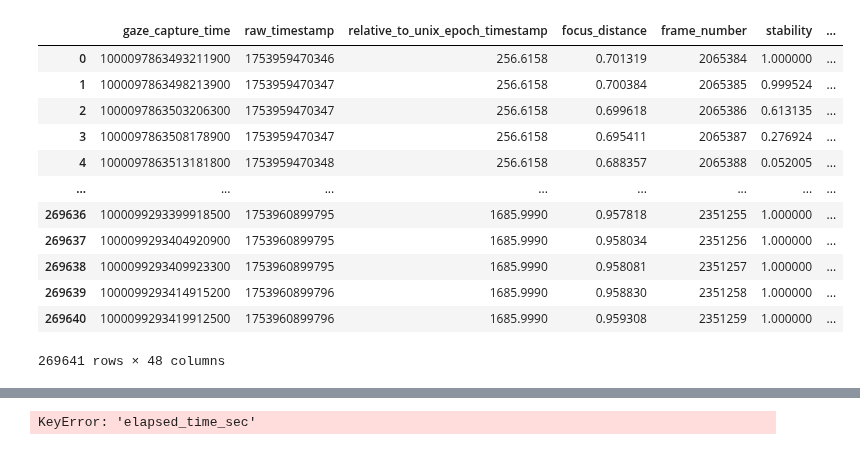
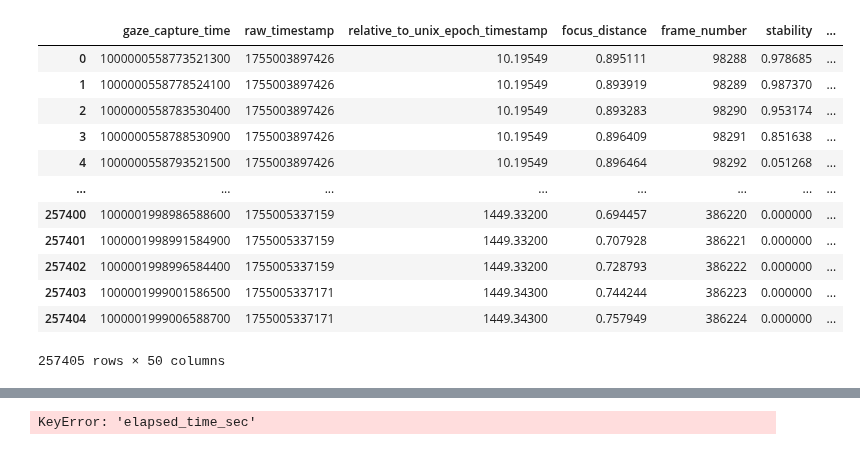
Before and after one commit to JohnMadrid/lego-vr-analysis, a Jupyter notebook: 1_data_analysis_sample_Condition1.ipynb, the cells around one changed output, grey strips where cells are left out. Saved outputs shown, nothing was run; the diff lists cells and outputs as text; code cells hidden in the pictures.

```diff
--- a/1_data_analysis_sample_Condition1.ipynb
+++ b/1_data_analysis_sample_Condition1.ipynb
@@ -1,29 +1,29 @@
 # %%
 import pandas as pd
 import matplotlib.pyplot as plt
 
 # CSV-Data
 # Ensure headers are attached correctly by explicitly specifying header row if needed
 # If the first row of the CSV is the header, this will work as is.
 # If not, adjust header= accordingly (e.g., header=0 or header=None and provide names).
-df = pd.read_csv(
-    "D:/LegoVR/unity-lego-vr/Other_than_in_project_files/ET_Data/P001_ET_Data_2025-07-31_Condition1.csv",
-    header=0  # Change this if your header is not the first row
-)
+# df = pd.read_csv("D:/LegoVR/unity-lego-vr/Other_than_in_project_files/ET_Data/P001_ET_Data_2025-07-31_Condition1.csv")
+df = pd.read_csv("D:/LegoVR/unity-lego-vr/Other_than_in_project_files/ET_Data/test3_ET_Data_2025-08-12.csv")
+# df = pd.read_csv("D:/LegoVR/unity-lego-vr/Other_than_in_project_files/BT_Data/01_BT_Data_2025-08-08.csv")
 # Optionally, print the columns to verify correct header attachment
 # print("Loaded columns:", df.columns.tolist())
+
 df
 # %% [output]
 |  | gaze_capture_time | raw_timestamp | relative_to_unix_epoch_timestamp | focus_distance | frame_number | stability | ... |
-| 0 | 1000097863493211900 | 1753959470346 | 256.6158 | 0.701319 | 2065384 | 1.000000 | ... |
-| 1 | 1000097863498213900 | 1753959470347 | 256.6158 | 0.700384 | 2065385 | 0.999524 | ... |
-| 2 | 1000097863503206300 | 1753959470347 | 256.6158 | 0.699618 | 2065386 | 0.613135 | ... |
-| 3 | 1000097863508178900 | 1753959470347 | 256.6158 | 0.695411 | 2065387 | 0.276924 | ... |
-| 4 | 1000097863513181800 | 1753959470348 | 256.6158 | 0.688357 | 2065388 | 0.052005 | ... |
+| 0 | 1000000558773521300 | 1755003897426 | 10.19549 | 0.895111 | 98288 | 0.978685 | ... |
+| 1 | 1000000558778524100 | 1755003897426 | 10.19549 | 0.893919 | 98289 | 0.987370 | ... |
+| 2 | 1000000558783530400 | 1755003897426 | 10.19549 | 0.893283 | 98290 | 0.953174 | ... |
+| 3 | 1000000558788530900 | 1755003897426 | 10.19549 | 0.896409 | 98291 | 0.851638 | ... |
+| 4 | 1000000558793521500 | 1755003897426 | 10.19549 | 0.896464 | 98292 | 0.051268 | ... |
 | ... | ... | ... | ... | ... | ... | ... | ... |
-| 269636 | 1000099293399918500 | 1753960899795 | 1685.9990 | 0.957818 | 2351255 | 1.000000 | ... |
-| 269637 | 1000099293404920900 | 1753960899795 | 1685.9990 | 0.958034 | 2351256 | 1.000000 | ... |
-| 269638 | 1000099293409923300 | 1753960899795 | 1685.9990 | 0.958081 | 2351257 | 1.000000 | ... |
-| 269639 | 1000099293414915200 | 1753960899796 | 1685.9990 | 0.958830 | 2351258 | 1.000000 | ... |
-| 269640 | 1000099293419912500 | 1753960899796 | 1685.9990 | 0.959308 | 2351259 | 1.000000 | ... |
+| 257400 | 1000001998986588600 | 1755005337159 | 1449.33200 | 0.694457 | 386220 | 0.000000 | ... |
+| 257401 | 1000001998991584900 | 1755005337159 | 1449.33200 | 0.707928 | 386221 | 0.000000 | ... |
+| 257402 | 1000001998996584400 | 1755005337159 | 1449.33200 | 0.728793 | 386222 | 0.000000 | ... |
+| 257403 | 1000001999001586500 | 1755005337171 | 1449.34300 | 0.744244 | 386223 | 0.000000 | ... |
+| 257404 | 1000001999006588700 | 1755005337171 | 1449.34300 | 0.757949 | 386224 | 0.000000 | ... |
-269641 rows × 48 columns
+257405 rows × 50 columns
```
Also changed, not shown: parts of 4 cells of this notebook, 1 other file.
